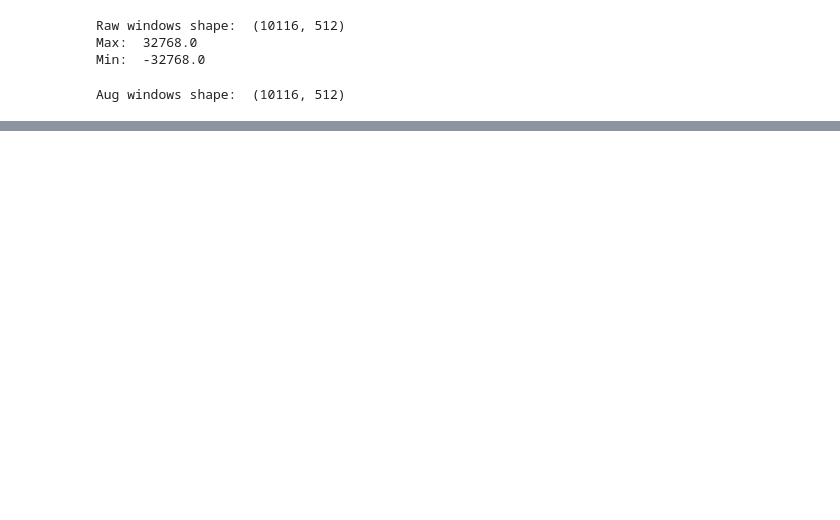
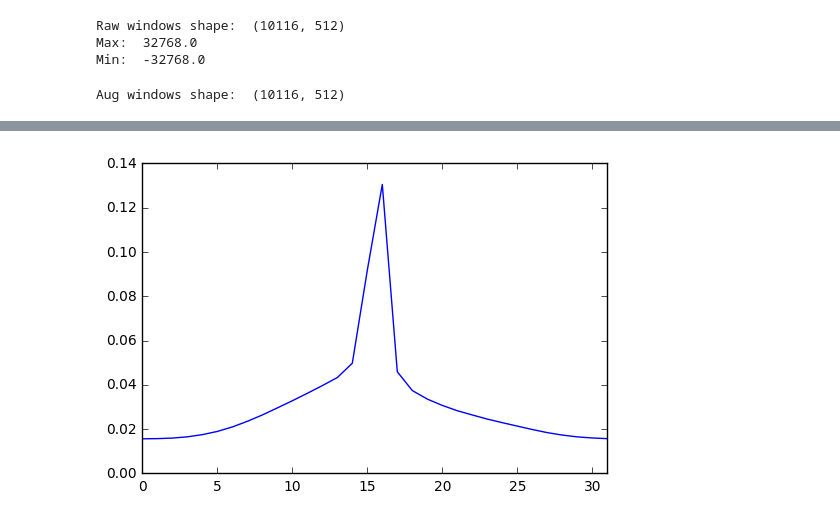
Before and after one commit to sri-kankanahalli/autoencoder-speech-compression, a Jupyter notebook: Classification Autoencoder.ipynb, the cells around one changed output, grey strips where cells are left out. Cells and saved outputs as stored; diff of their text form; code cells hidden in the pictures; blank space fills up the shorter version.

```diff
--- a/Classification Autoencoder.ipynb
+++ b/Classification Autoencoder.ipynb
@@ -208,0 +230,17 @@ print np.max(processedWindows, axis = None)
+# %%
+# define uniform probability distribution
+uni_probs = np.zeros_like(prior_probs)
+uni_probs[prior_probs != 0] = 1
+uni_probs = uni_probs / np.sum(uni_probs)
+# %%
+# convex combination of empirical prior and uniform distribution
+gamma = 0.5
+prior_mix = (1 - gamma) * prior_probs + gamma * uni_probs
+
+# plot mix
+X = np.linspace(0, NBINS - 1, NBINS, endpoint=True)
+plt.xlim(0.0, NBINS - 1)
+plt.plot(prior_mix)
+plt.show()
+# %% [output]
+[figure, added]
```
Also changed, not shown: parts of 14 cells of this notebook.
